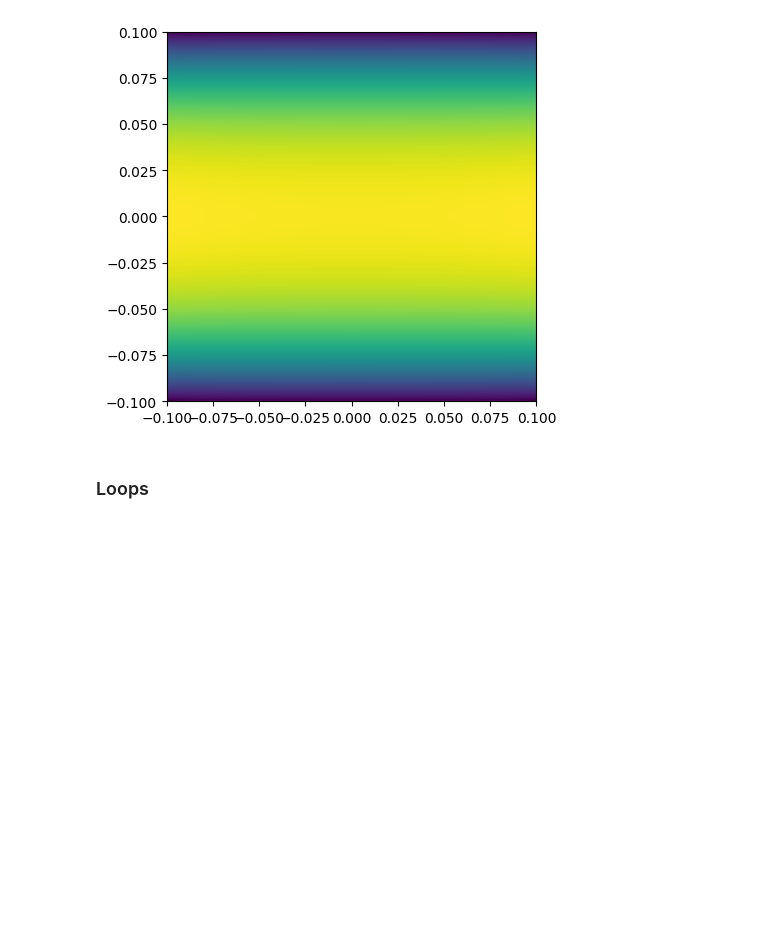
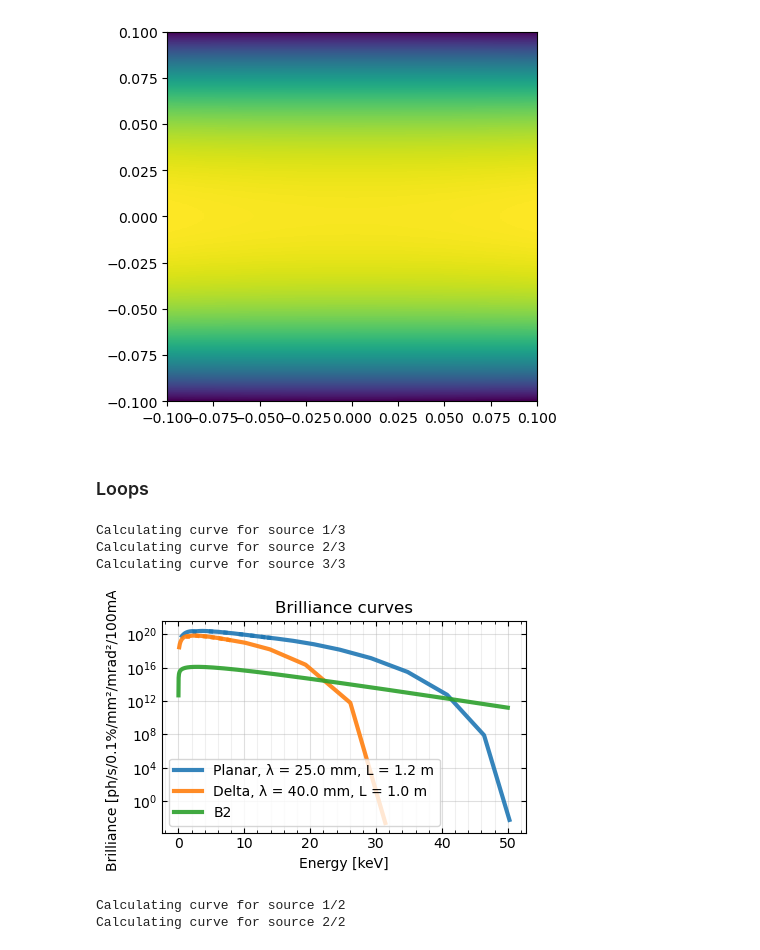
Before and after one commit to lnls-ids/spectrainterface, a Jupyter notebook: spectrainterface/tutorial_spectra_interface.ipynb, the cells around one changed output. Drawn from its saved outputs; the diff is of its cells as text; code cells hidden in the pictures; blank space fills up the shorter version.

```diff
--- a/spectrainterface/tutorial_spectra_interface.ipynb
+++ b/spectrainterface/tutorial_spectra_interface.ipynb
@@ -496,10 +525,18 @@ spectra = SpectraInterface()
 spectra.accelerator.set_bsc_with_ivu18()
 spectra.accelerator.set_low_beta_section()
 
-spectra.sources = [planar]
-betas = ['low']
+spectra.sources = [planar, delta, b2]
+betas = ['low', 'low', 'b2']
 
 spectra.calc_brilliance_curve([1, 15], 13, emax=50000, beta_sections=betas)
+# %% [output]
+Calculating curve for source 1/3
+Calculating curve for source 2/3
+Calculating curve for source 3/3
+# %%
+spectra.plot_brilliance_curve(process_curves=True, superp_value=20)
+# %% [output]
+[figure, added]
 # %%
 from spectrainterface.sources import Planar, Delta, Hybrid, Wiggler, B2, BC
 
@@ -512,7 +549,7 @@ delta.fields_ratio = 1
 spectra = SpectraInterface()
 spectra.accelerator.set_bsc_with_ivu18()
 spectra.accelerator.set_low_beta_section()
-spectra.add_phase_errors = True
+planar.add_phase_errors = True
 
 spectra.sources = [planar, delta]
 betas = ["low", "low"]
@@ -526,6 +563,9 @@ spectra.calc_flux_curve(
     slit_acceptances=[[0.0, 0.01], [0.0, 0.08]],
     beta_sections=betas,
 )
+# %% [output]
+Calculating curve for source 1/2
+Calculating curve for source 2/2
 # %%
 %matplotlib qt5
 spectra.plot_flux_curve(process_curves=True, superp_value=20)
```
Also changed, not shown: parts of 19 cells of this notebook.
